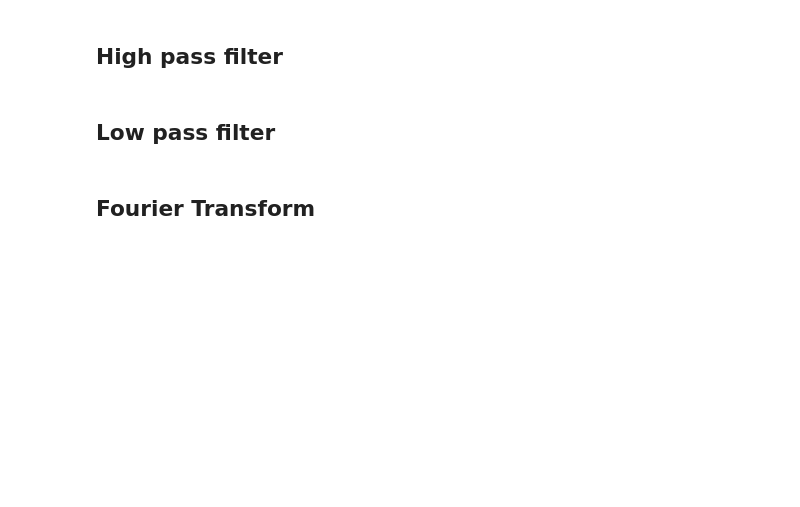
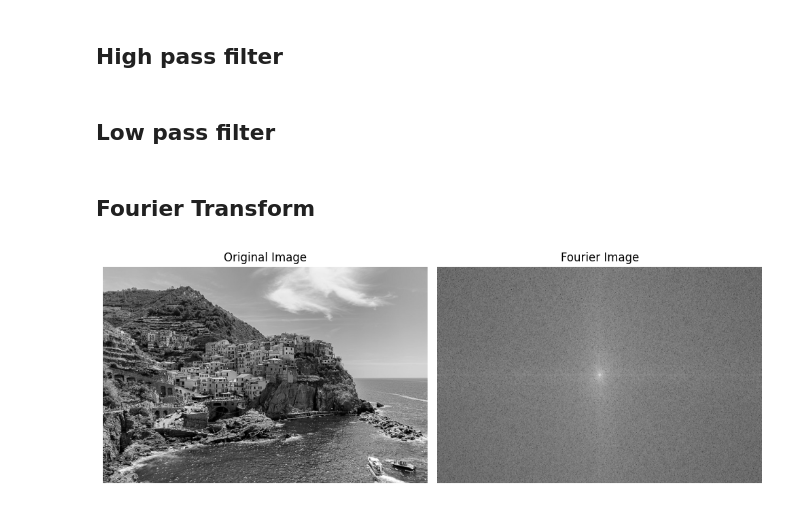
Before and after one commit to ashishyadav2/SSPublic, a Jupyter notebook: MV/MV_EXP_3.ipynb, the cells around one changed output. Drawn from its saved outputs; the diff is of its cells as text; code cells hidden in the pictures; blank space fills up the shorter version.

```diff
--- a/MV/MV_EXP_3.ipynb
+++ b/MV/MV_EXP_3.ipynb
@@ -30,3 +30,21 @@ low_pass_image = cv2.filter2D(image,-1,low_pass_filter)
 show_img(low_pass_image)
 # %% [markdown]
 ## Fourier Transform
+# %%
+f_transform = np.fft.fft2(image)
+f_transform_shifted = np.fft.fftshift(f_transform)
+f_image = np.log(np.abs(f_transform_shifted)+1)
+# %%
+plt.figure(figsize=(10,12))
+plt.subplot(1,2,1)
+plt.title("Original Image")
+plt.imshow(image,cmap='gray')
+plt.axis('off')
+plt.subplot(1,2,2)
+plt.title("Fourier Image")
+plt.imshow(f_image,cmap='gray')
+plt.axis('off')
+plt.tight_layout()
+plt.show()
+# %% [output]
+[figure, added]
```
Also changed, not shown: parts of 1 cell of this notebook, 4 other files.
